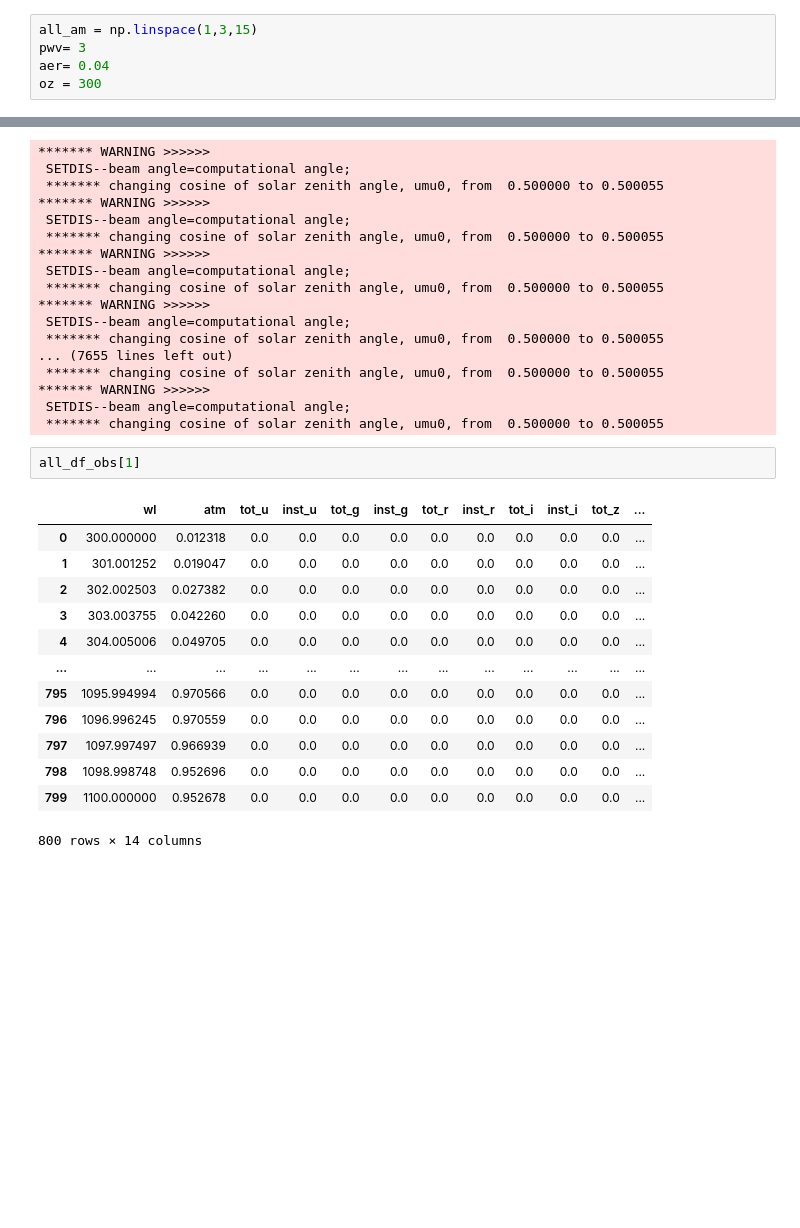
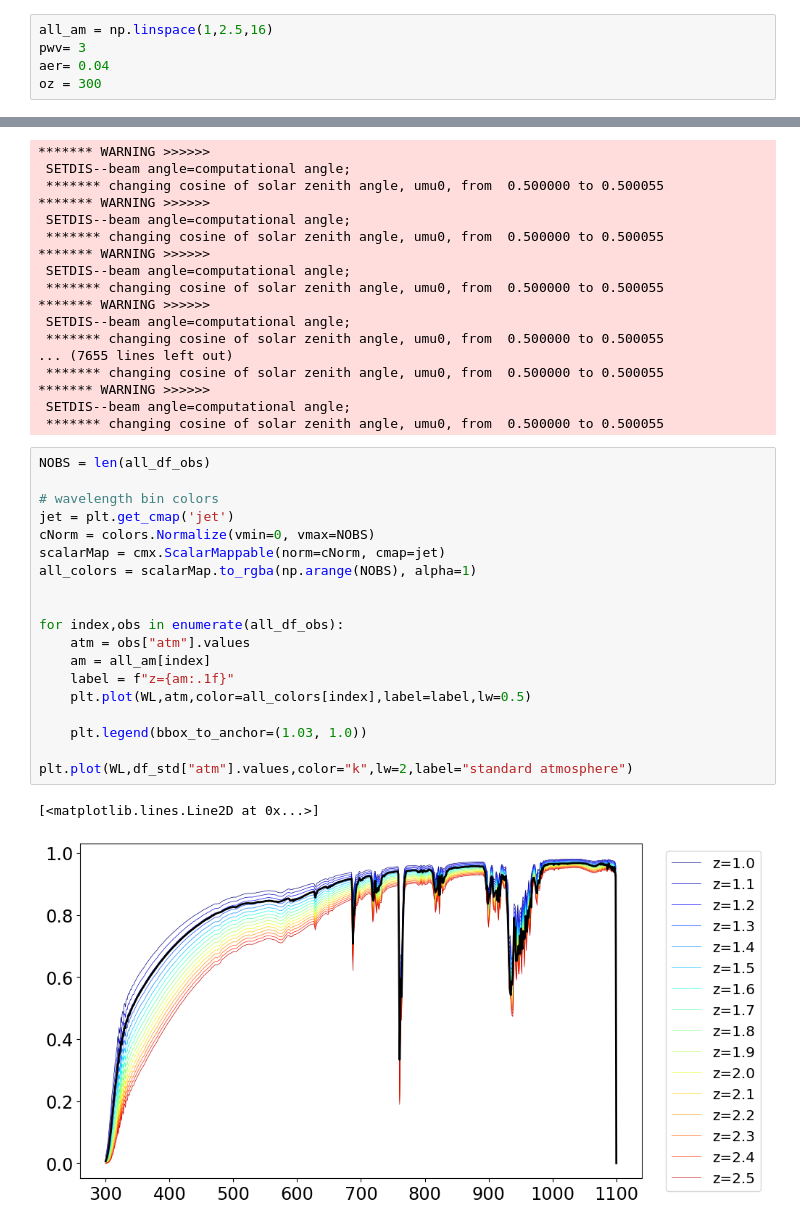
Before and after one commit to sylvielsstfr/PhotomCorrWithFGCM, a Jupyter notebook: notebooks/PCCorrectionFGCM/PCCorrColorFGCM.ipynb, the cells around one changed output, grey strips where cells are left out. Cells and saved outputs as stored; diff of their text form; blank space fills up the shorter version.

Commit message:
progress in  multi z atm in PCCorrColorFGCM.ipynb

```diff
--- a/notebooks/PCCorrectionFGCM/PCCorrColorFGCM.ipynb
+++ b/notebooks/PCCorrectionFGCM/PCCorrColorFGCM.ipynb
@@ -166,5 +199,5 @@ df_IIstd
 # %%
-all_am = np.linspace(1,3,15)
+all_am = np.linspace(1,2.5,16)
 pwv= 3
 aer= 0.04
 oz = 300
@@ -217,18 +244,24 @@ for index,am in enumerate(all_am):
  SETDIS--beam angle=computational angle;
  ******* changing cosine of solar zenith angle, umu0, from  0.500000 to 0.500055
 # %%
-all_df_obs[1]
+NOBS = len(all_df_obs)
+
+# wavelength bin colors
+jet = plt.get_cmap('jet')
+cNorm = colors.Normalize(vmin=0, vmax=NOBS)
+scalarMap = cmx.ScalarMappable(norm=cNorm, cmap=jet)
+all_colors = scalarMap.to_rgba(np.arange(NOBS), alpha=1)
+
+
+for index,obs in enumerate(all_df_obs):
+    atm = obs["atm"].values
+    am = all_am[index]
+    label = f"z={am:.1f}"
+    plt.plot(WL,atm,color=all_colors[index],label=label,lw=0.5)
+
+    plt.legend(bbox_to_anchor=(1.03, 1.0))
+
+plt.plot(WL,df_std["atm"].values,color="k",lw=2,label="standard atmosphere")
 # %% [output]
-|  | wl | atm | tot_u | inst_u | tot_g | inst_g | tot_r | inst_r | tot_i | inst_i | tot_z | ... |
-| 0 | 300.000000 | 0.012318 | 0.0 | 0.0 | 0.0 | 0.0 | 0.0 | 0.0 | 0.0 | 0.0 | 0.0 | ... |
-| 1 | 301.001252 | 0.019047 | 0.0 | 0.0 | 0.0 | 0.0 | 0.0 | 0.0 | 0.0 | 0.0 | 0.0 | ... |
-| 2 | 302.002503 | 0.027382 | 0.0 | 0.0 | 0.0 | 0.0 | 0.0 | 0.0 | 0.0 | 0.0 | 0.0 | ... |
-| 3 | 303.003755 | 0.042260 | 0.0 | 0.0 | 0.0 | 0.0 | 0.0 | 0.0 | 0.0 | 0.0 | 0.0 | ... |
-| 4 | 304.005006 | 0.049705 | 0.0 | 0.0 | 0.0 | 0.0 | 0.0 | 0.0 | 0.0 | 0.0 | 0.0 | ... |
-| ... | ... | ... | ... | ... | ... | ... | ... | ... | ... | ... | ... | ... |
-| 795 | 1095.994994 | 0.970566 | 0.0 | 0.0 | 0.0 | 0.0 | 0.0 | 0.0 | 0.0 | 0.0 | 0.0 | ... |
-| 796 | 1096.996245 | 0.970559 | 0.0 | 0.0 | 0.0 | 0.0 | 0.0 | 0.0 | 0.0 | 0.0 | 0.0 | ... |
-| 797 | 1097.997497 | 0.966939 | 0.0 | 0.0 | 0.0 | 0.0 | 0.0 | 0.0 | 0.0 | 0.0 | 0.0 | ... |
-| 798 | 1098.998748 | 0.952696 | 0.0 | 0.0 | 0.0 | 0.0 | 0.0 | 0.0 | 0.0 | 0.0 | 0.0 | ... |
-| 799 | 1100.000000 | 0.952678 | 0.0 | 0.0 | 0.0 | 0.0 | 0.0 | 0.0 | 0.0 | 0.0 | 0.0 | ... |
-800 rows × 14 columns
+[<matplotlib.lines.Line2D at 0x...>]
+[figure, added]
```
Also changed, not shown: parts of 16 cells of this notebook.
